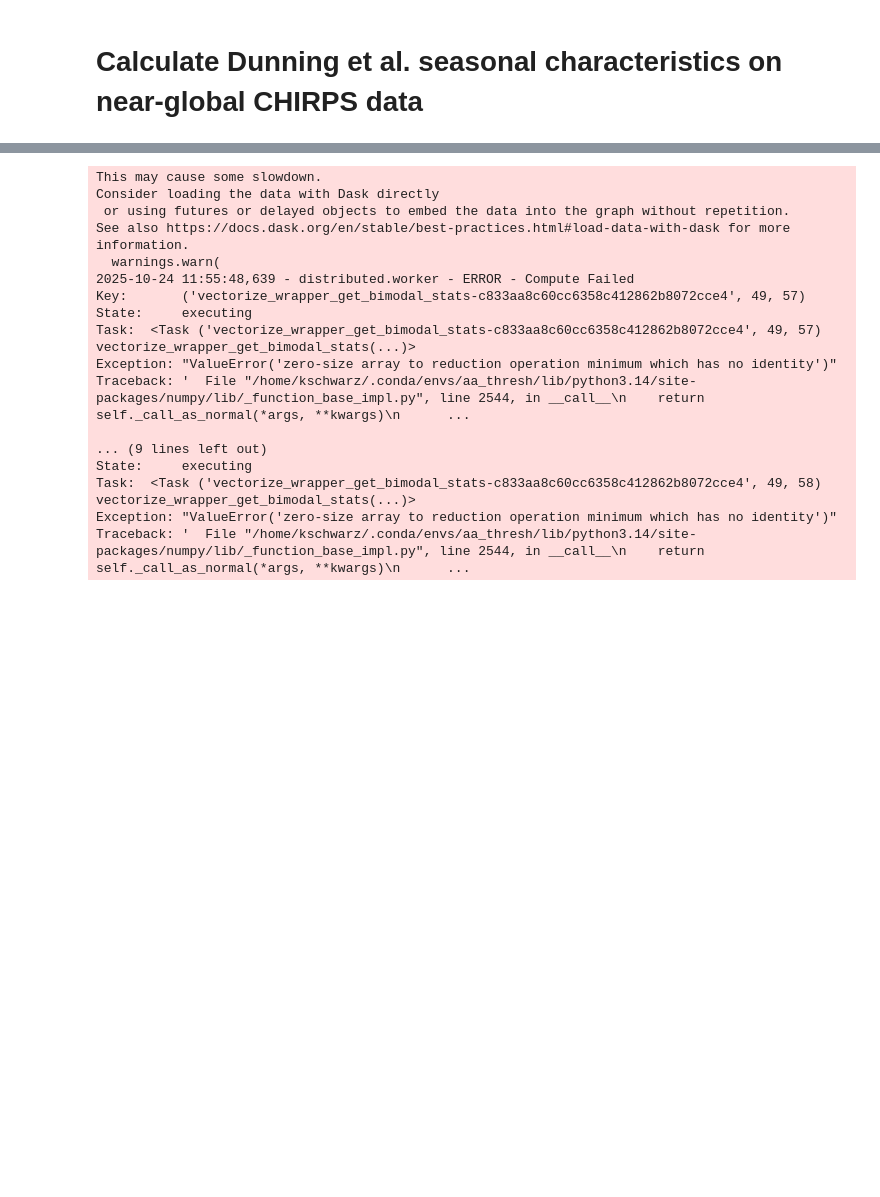
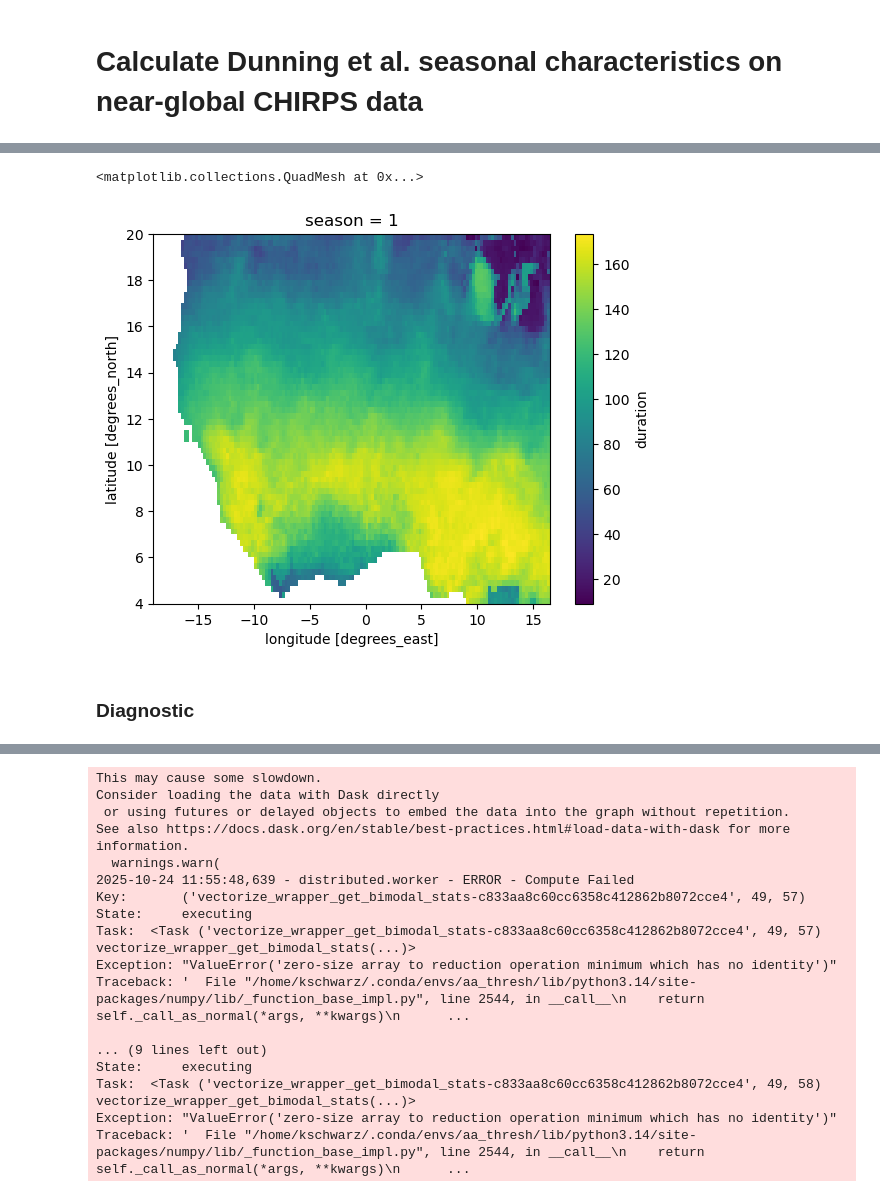
Before and after one commit to ccsfist/forecast_uncertainty, a Jupyter notebook: code/calculate_seasstats.ipynb, the cells around one changed output, grey strips where cells are left out. Saved outputs shown, nothing was run; the diff lists cells and outputs as text; code cells hidden in the pictures; blank space fills up the shorter version.

```diff
--- a/code/calculate_seasstats.ipynb
+++ b/code/calculate_seasstats.ipynb
@@ -320,0 +593,7 @@ KeyboardInterrupt
+# %%
+ds_seas_byyr = _calc_other_stats(ds_byyr.pr.chunk({'dayofyear':-1}),ds_seas_byyr)
+
+ds_seas_byyr = ds_seas_byyr.compute()
+
+# Add seas ratio
+ds_seas_byyr['seas_ratio'] = seas_ratio
@@ -320,0 +626,3 @@ KeyboardInterrupt
+# %%
+# Can do this because onset/demise are Jan1stYr0-indexed (so the next year is 366 instead of 1)
+ds_seas_byyr['duration'] = ds_seas_byyr['demise'] - ds_seas_byyr['onset'] + 1
@@ -320,0 +664,9 @@ KeyboardInterrupt
+# %%
+sp = {'lat':slice(4,20),'lon':slice(-19,16.5)}
+# %%
+ds_seas_byyr.sel(**sp).sel(season=1).mean('year').duration.plot()
+# %% [output]
+<matplotlib.collections.QuadMesh at 0x...>
+[figure, added]
+# %% [markdown]
+### Diagnostic
```
Also changed, not shown: parts of 55 cells of this notebook, 4 other files.
